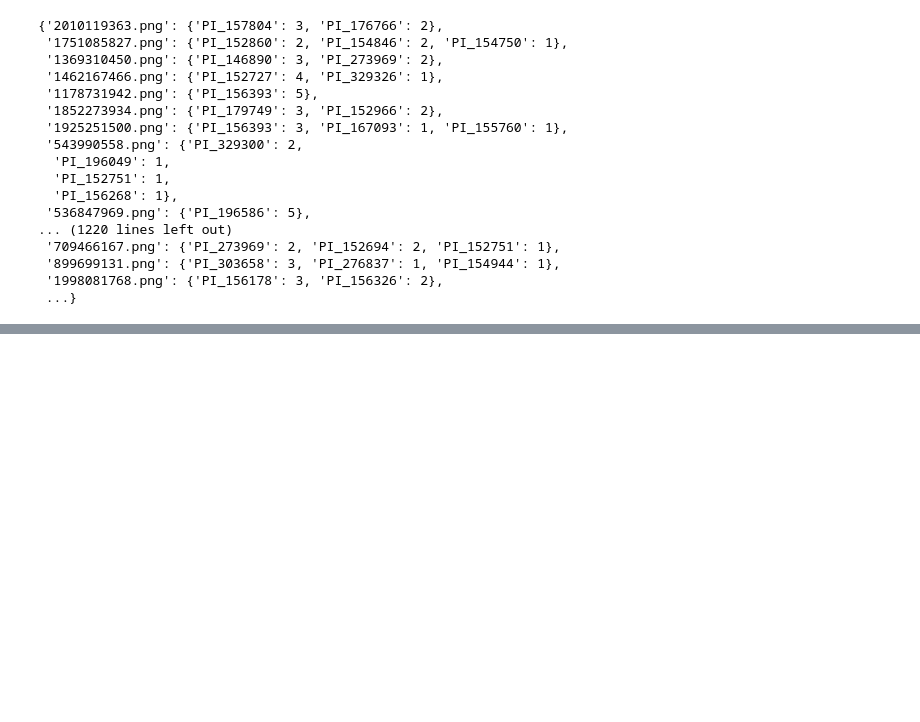
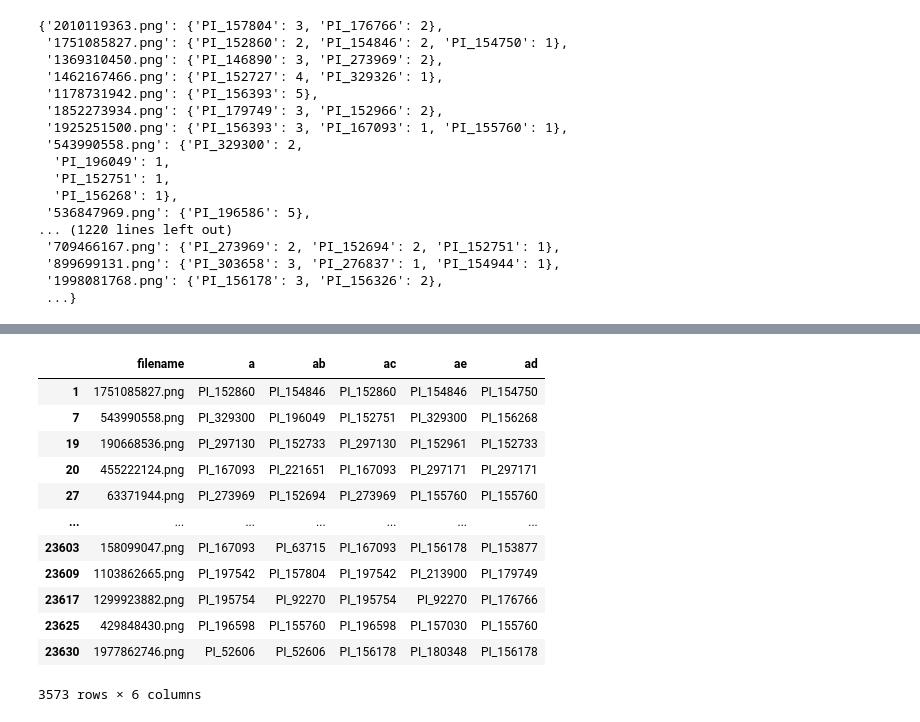
Before and after one commit to ashen007/DeepLearning-goes-deep, a Jupyter notebook: notebooks/sorghum/ensemble.ipynb, the cells around one changed output, grey strips where cells are left out. Saved outputs shown, nothing was run; the diff lists cells and outputs as text; code cells hidden in the pictures; blank space fills up the shorter version.

Commit message:
choose most certain predicted labels

```diff
--- a/notebooks/sorghum/ensemble.ipynb
+++ b/notebooks/sorghum/ensemble.ipynb
@@ -64,0 +81,8 @@ mode_list
+# %%
+certain = []
+
+for i in range(merged.shape[0]):
+    if ss.mode(merged.loc[i,'a':])[1][0]>=3:
+        certain.append(i)
+
+certain
@@ -64,0 +129,16 @@ mode_list
+# %%
+merged.drop(certain,axis=0)
+# %% [output]
+|  | filename | a | ab | ac | ae | ad |
+| 1 | 1751085827.png | PI_152860 | PI_154846 | PI_152860 | PI_154846 | PI_154750 |
+| 7 | 543990558.png | PI_329300 | PI_196049 | PI_152751 | PI_329300 | PI_156268 |
+| 19 | 190668536.png | PI_297130 | PI_152733 | PI_297130 | PI_152961 | PI_152733 |
+| 20 | 455222124.png | PI_167093 | PI_221651 | PI_167093 | PI_297171 | PI_297171 |
+| 27 | 63371944.png | PI_273969 | PI_152694 | PI_273969 | PI_155760 | PI_155760 |
+| ... | ... | ... | ... | ... | ... | ... |
+| 23603 | 158099047.png | PI_167093 | PI_63715 | PI_167093 | PI_156178 | PI_153877 |
+| 23609 | 1103862665.png | PI_197542 | PI_157804 | PI_197542 | PI_213900 | PI_179749 |
+| 23617 | 1299923882.png | PI_195754 | PI_92270 | PI_195754 | PI_92270 | PI_176766 |
+| 23625 | 429848430.png | PI_196598 | PI_155760 | PI_196598 | PI_157030 | PI_155760 |
+| 23630 | 1977862746.png | PI_52606 | PI_52606 | PI_156178 | PI_180348 | PI_156178 |
+3573 rows × 6 columns
```
Also changed, not shown: parts of 4 cells of this notebook.
